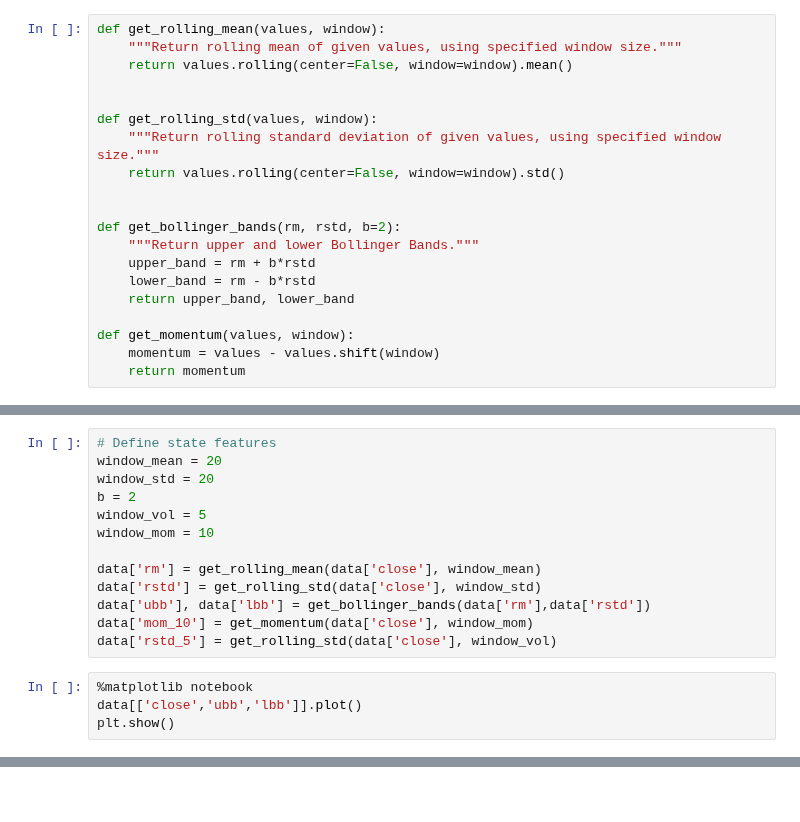
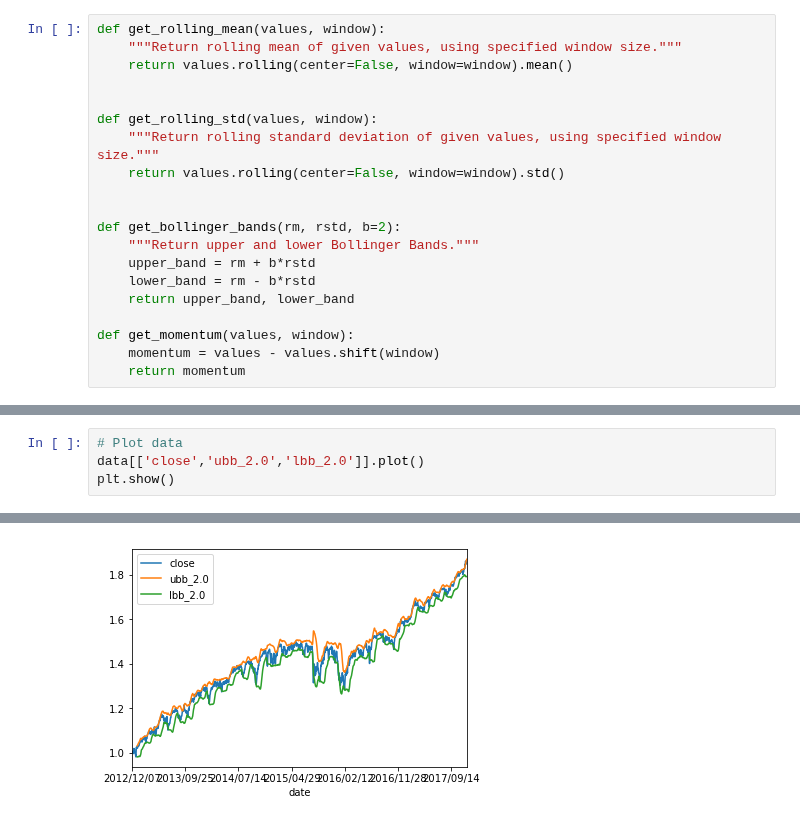
Before and after one commit to jlouie3/Conda_Notebooks, a Jupyter notebook: ReinforcmentLearning/Q-Learning.ipynb, the cells around one changed output, grey strips where cells are left out. Drawn from its saved outputs; the diff is of its cells as text; blank space fills up the shorter version.

```diff
--- a/ReinforcmentLearning/Q-Learning.ipynb
+++ b/ReinforcmentLearning/Q-Learning.ipynb
@@ -83,18 +110,5 @@ data
-# %%
-# Define state features
-window_mean = 20
-window_std = 20
-b = 2
-window_vol = 5
-window_mom = 10
-
-data['rm'] = get_rolling_mean(data['close'], window_mean)
-data['rstd'] = get_rolling_std(data['close'], window_std)
-data['ubb'], data['lbb'] = get_bollinger_bands(data['rm'],data['rstd'])
-data['mom_10'] = get_momentum(data['close'], window_mom)
-data['rstd_5'] = get_rolling_std(data['close'], window_vol)
 # %%
-%matplotlib notebook
-data[['close','ubb','lbb']].plot()
+# Plot data
+data[['close','ubb_2.0','lbb_2.0']].plot()
 plt.show()
 # %% [output]
@@ -102,0 +115 @@ plt.show()
+[figure, added]
```
Also changed, not shown: parts of 9 cells of this notebook.
